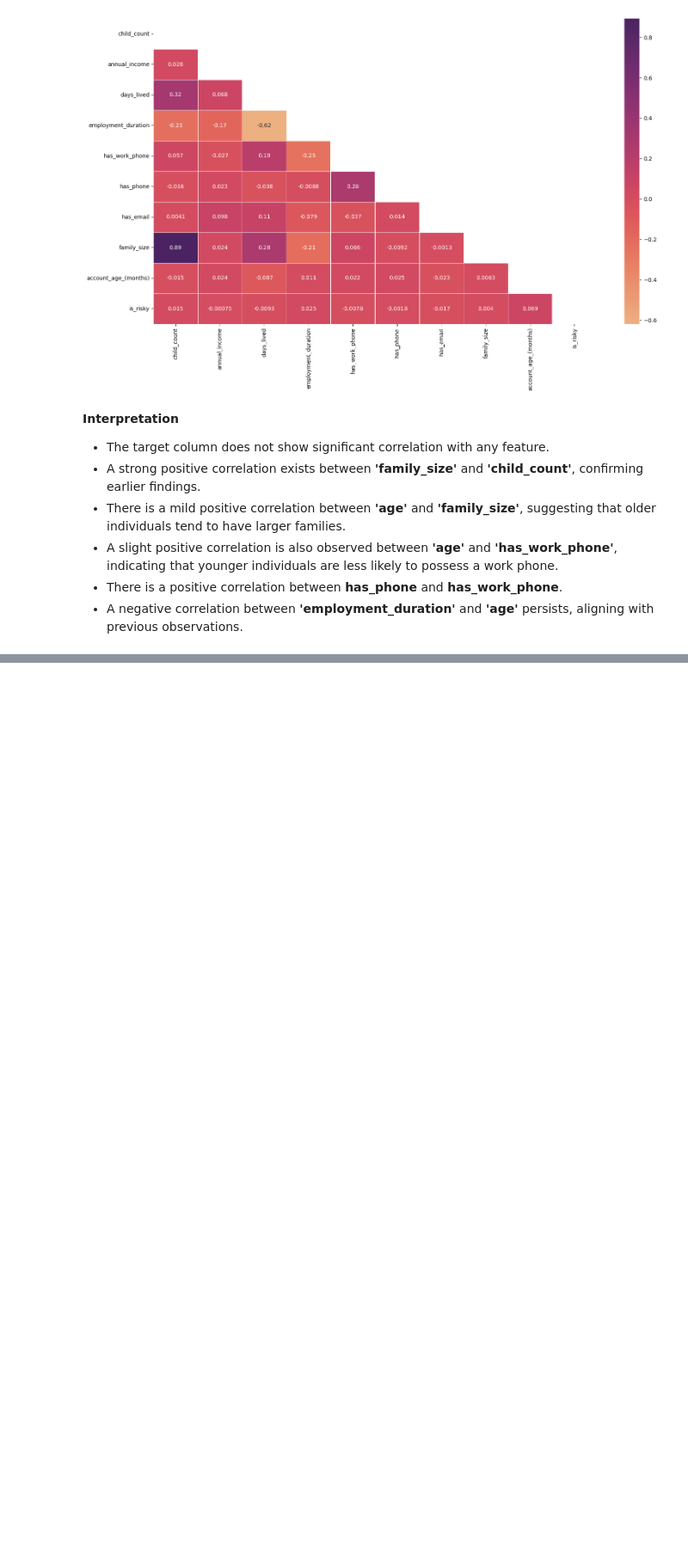
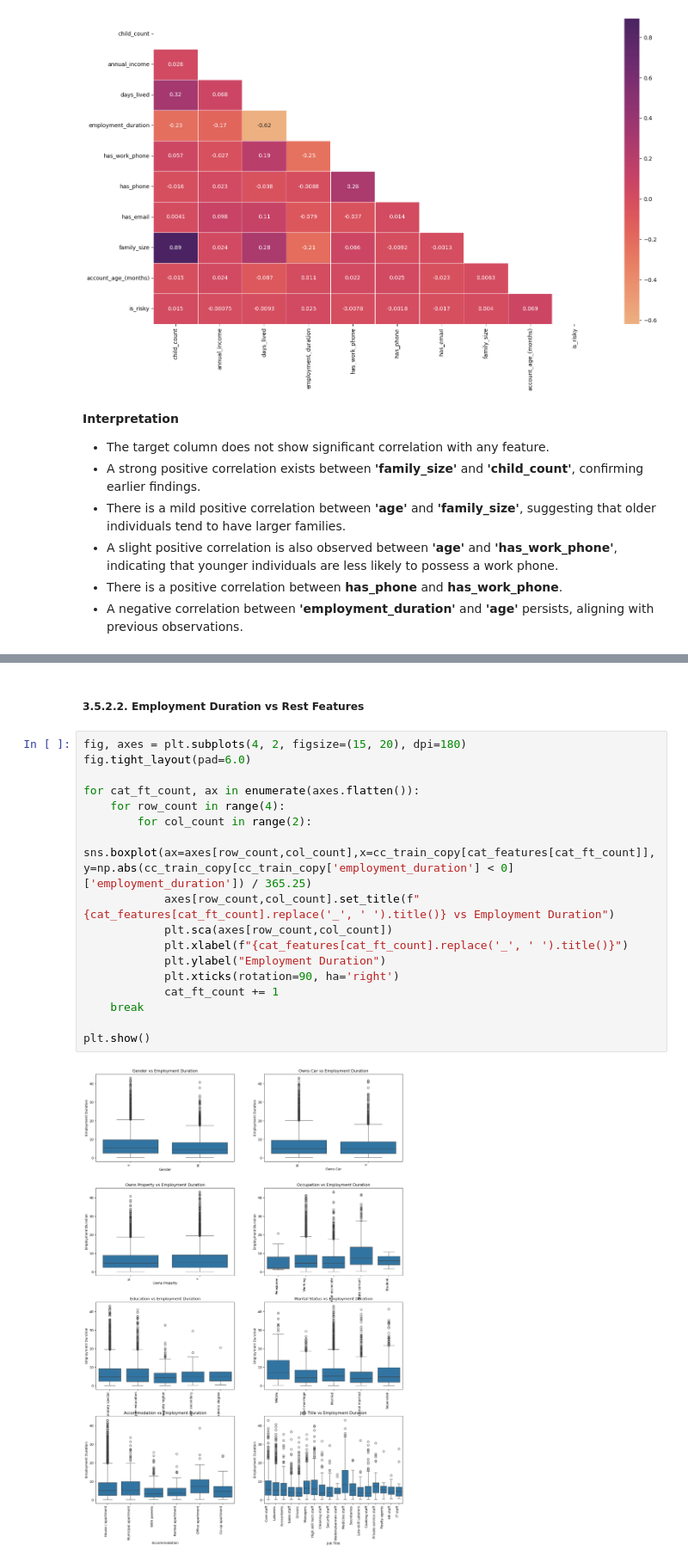
Before and after one commit to himaanssu/Credit_Card_Approval_Prediction, a Jupyter notebook: project.ipynb, the cells around one changed output, grey strips where cells are left out. Shown at 86% size. Saved outputs shown, nothing was run; the diff lists cells and outputs as text; blank space fills up the shorter version.

```diff
--- a/project.ipynb
+++ b/project.ipynb
@@ -1033,0 +1064,21 @@ plt.show()
+# %% [markdown]
+##### 3.5.2.2. **Employment Duration vs Rest Features**
+# %%
+fig, axes = plt.subplots(4, 2, figsize=(15, 20), dpi=180)
+fig.tight_layout(pad=6.0)
+
+for cat_ft_count, ax in enumerate(axes.flatten()):
+    for row_count in range(4):
+        for col_count in range(2):
+            sns.boxplot(ax=axes[row_count,col_count],x=cc_train_copy[cat_features[cat_ft_count]],y=np.abs(cc_train_copy[cc_train_copy['employment_duration'] < 0]['employment_duration']) / 365.25)
+            axes[row_count,col_count].set_title(f"{cat_features[cat_ft_count].replace('_', ' ').title()} vs Employment Duration")
+            plt.sca(axes[row_count,col_count])
+            plt.xlabel(f"{cat_features[cat_ft_count].replace('_', ' ').title()}")
+            plt.ylabel("Employment Duration")
+            plt.xticks(rotation=90, ha='right')
+            cat_ft_count += 1
+    break
+
+plt.show()
+# %% [output]
+[figure, added]
```
Also changed, not shown: parts of 11 cells of this notebook.
